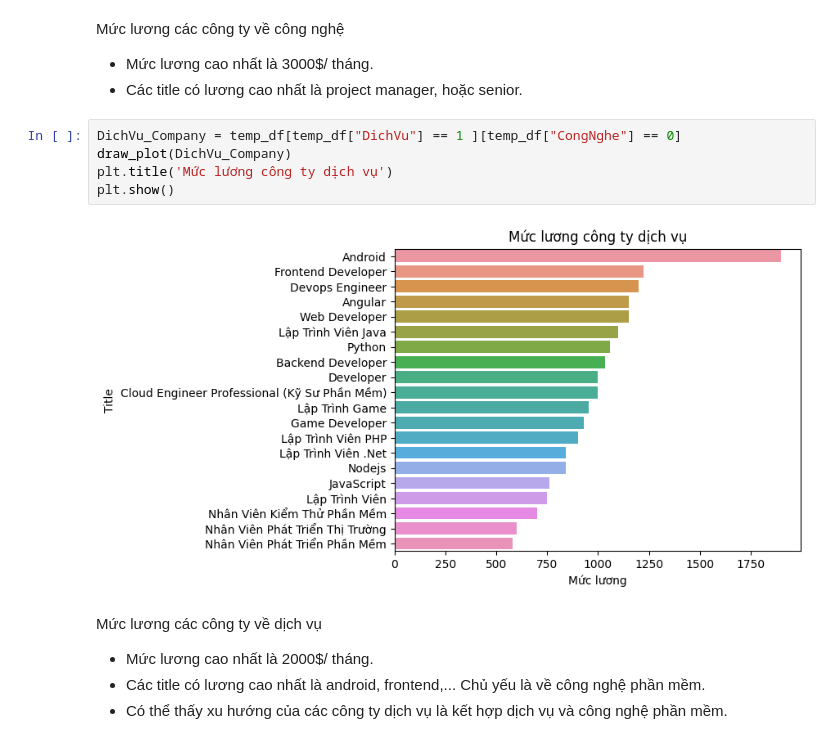
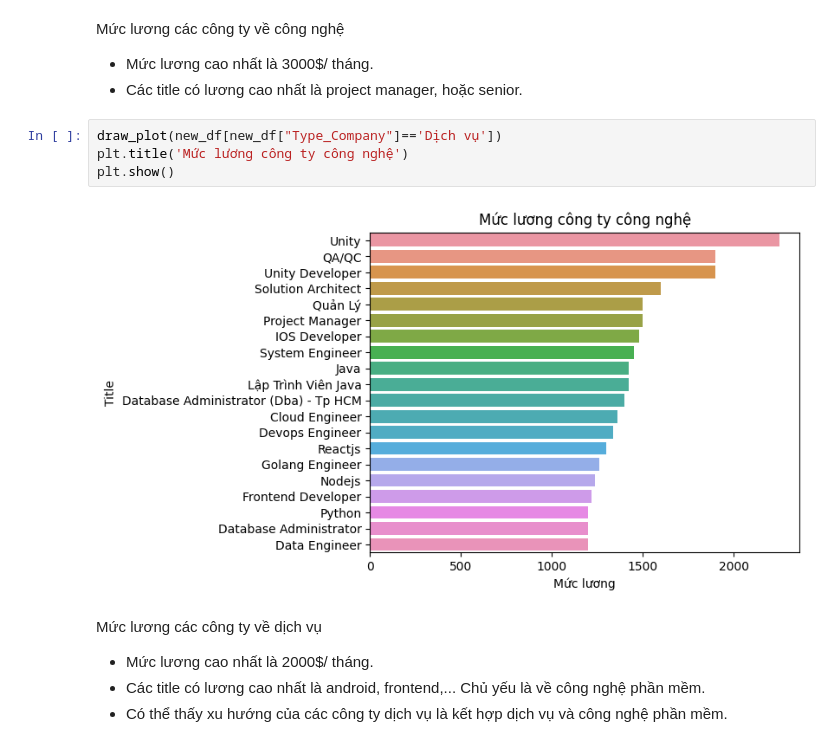
Before and after one commit to yakhimm/LyThuyet_LT4KHDL, a Jupyter notebook: cauhoi.ipynb, the cells around one changed output. Saved outputs shown, nothing was run; the diff lists cells and outputs as text.

```diff
--- a/cauhoi.ipynb
+++ b/cauhoi.ipynb
@@ -86,13 +115,12 @@ plt.show()
 Mức lương các công ty về công nghệ
 + Mức lương cao nhất là 3000$/ tháng.
 + Các title có lương cao nhất là project manager, hoặc senior.
-# %%
-DichVu_Company = temp_df[temp_df["DichVu"] == 1 ][temp_df["CongNghe"] == 0]
-draw_plot(DichVu_Company)
-plt.title('Mức lương công ty dịch vụ')
-plt.show()
-# %% [output]
-[figure, removed]
+# %%
+draw_plot(new_df[new_df["Type_Company"]=='Dịch vụ'])
+plt.title('Mức lương công ty công nghệ')
+plt.show()
+# %% [output]
+[figure, added]
 # %% [markdown]
 Mức lương các công ty về dịch vụ
 + Mức lương cao nhất là 2000$/ tháng.
```
Also changed, not shown: parts of 26 cells of this notebook.
